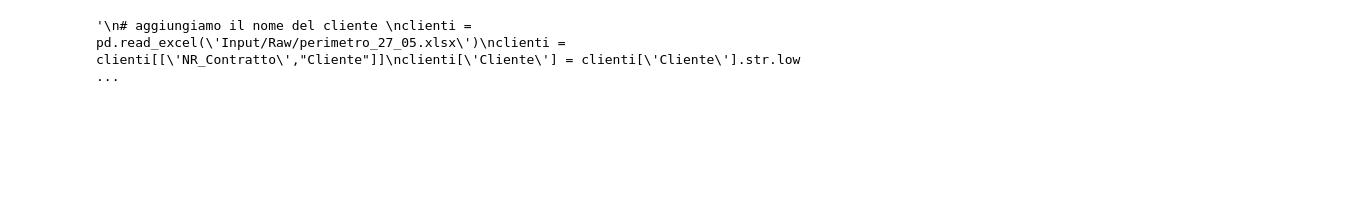
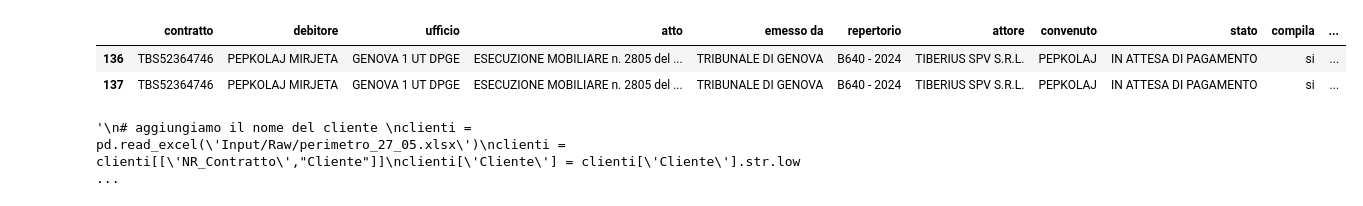
Before and after one commit to ClaudiaEsposit/Scraping_ade, a Jupyter notebook: stampa_f24.ipynb, the cells around one changed output. Saved outputs shown, nothing was run; the diff lists cells and outputs as text; code cells hidden in the pictures; blank space fills up the shorter version.

```diff
--- a/stampa_f24.ipynb
+++ b/stampa_f24.ipynb
@@ -19,10 +19,16 @@ from datetime import date
 # %%
 today = date.today()
 # %%
-input_24 = pd.read_excel(f'Output/{str(today)}_esiti_positivi_800_v1.xlsx')
+input_24 = pd.read_excel(f'Output/{str(today)}_esiti_positivi.xlsx')
 # %%
-input_24= input_24[input_24['stato']=='IN ATTESA DI PAGAMENTO']
-#  input_24= input_24[input_24['compila']=='si']
+# input_24= input_24[input_24['stato']=='IN ATTESA DI PAGAMENTO']
+input_24= input_24[input_24['compila']=='si']
+# %%
+input_24[input_24['contratto']=='TBS52364746']
+# %% [output]
+|  | contratto | debitore | ufficio | atto | emesso da | repertorio | attore | convenuto | stato | compila | ... |
+| 136 | TBS52364746 | PEPKOLAJ MIRJETA | GENOVA 1 UT DPGE | ESECUZIONE MOBILIARE n. 2805 del ... | TRIBUNALE DI GENOVA | B640 - 2024 | TIBERIUS SPV S.R.L. | PEPKOLAJ | IN ATTESA DI PAGAMENTO | si | ... |
+| 137 | TBS52364746 | PEPKOLAJ MIRJETA | GENOVA 1 UT DPGE | ESECUZIONE MOBILIARE n. 2805 del ... | TRIBUNALE DI GENOVA | B640 - 2024 | TIBERIUS SPV S.R.L. | PEPKOLAJ | IN ATTESA DI PAGAMENTO | si | ... |
 # %%
 def apply_mapping(value):
     if 'DECRETO INGIUNTIVO' in value:
```
Also changed, not shown: parts of 3 cells of this notebook, 28 other files.
